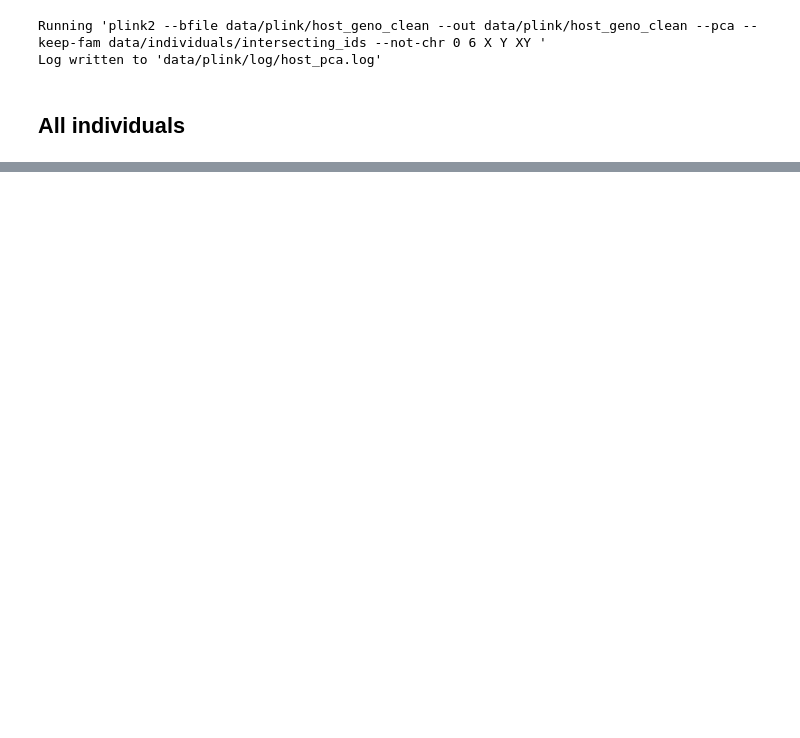
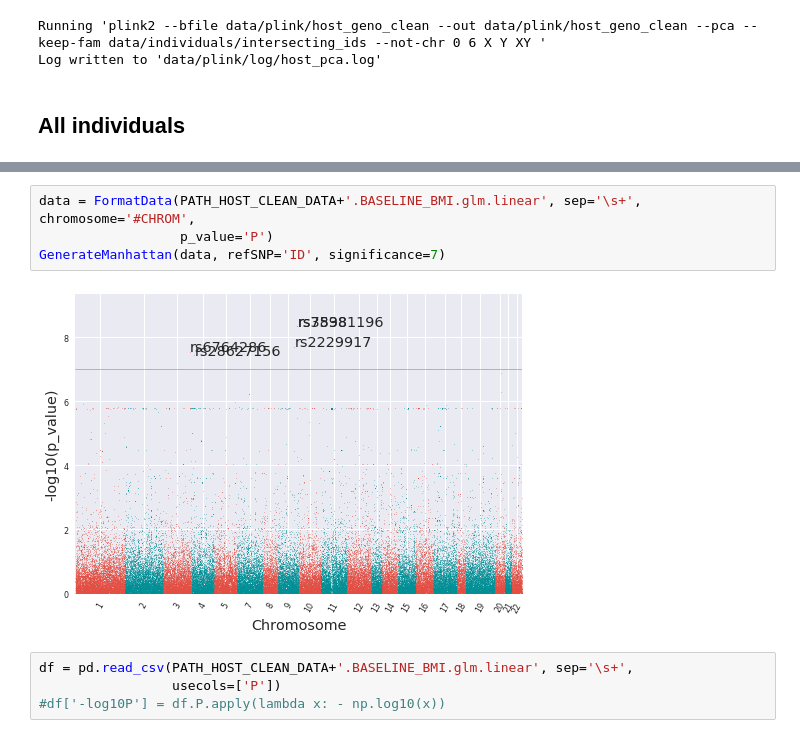
Before and after one commit to matthiaszeller/HBV, a Jupyter notebook: Host genotypes - Analysis.ipynb, the cells around one changed output, grey strips where cells are left out. Drawn from its saved outputs; the diff is of its cells as text; blank space fills up the shorter version.

Commit message:
host pca: new run_assoc function, use external library for manhattan plots, QQ plots, still no transformation ...

```diff
--- a/Host genotypes - Analysis.ipynb
+++ b/Host genotypes - Analysis.ipynb
@@ -92,0 +80,10 @@ Warning: Skipping --assoc/--model since less than two phenotypes are present.
+# %%
+data = FormatData(PATH_HOST_CLEAN_DATA+'.BASELINE_BMI.glm.linear', sep='\s+', chromosome='#CHROM',
+                  p_value='P')
+GenerateManhattan(data, refSNP='ID', significance=7)
+# %% [output]
+[figure, added]
+# %%
+df = pd.read_csv(PATH_HOST_CLEAN_DATA+'.BASELINE_BMI.glm.linear', sep='\s+',
+                 usecols=['P'])
+#df['-log10P'] = df.P.apply(lambda x: - np.log10(x))
```
Also changed, not shown: parts of 19 cells of this notebook, 3 other files.
